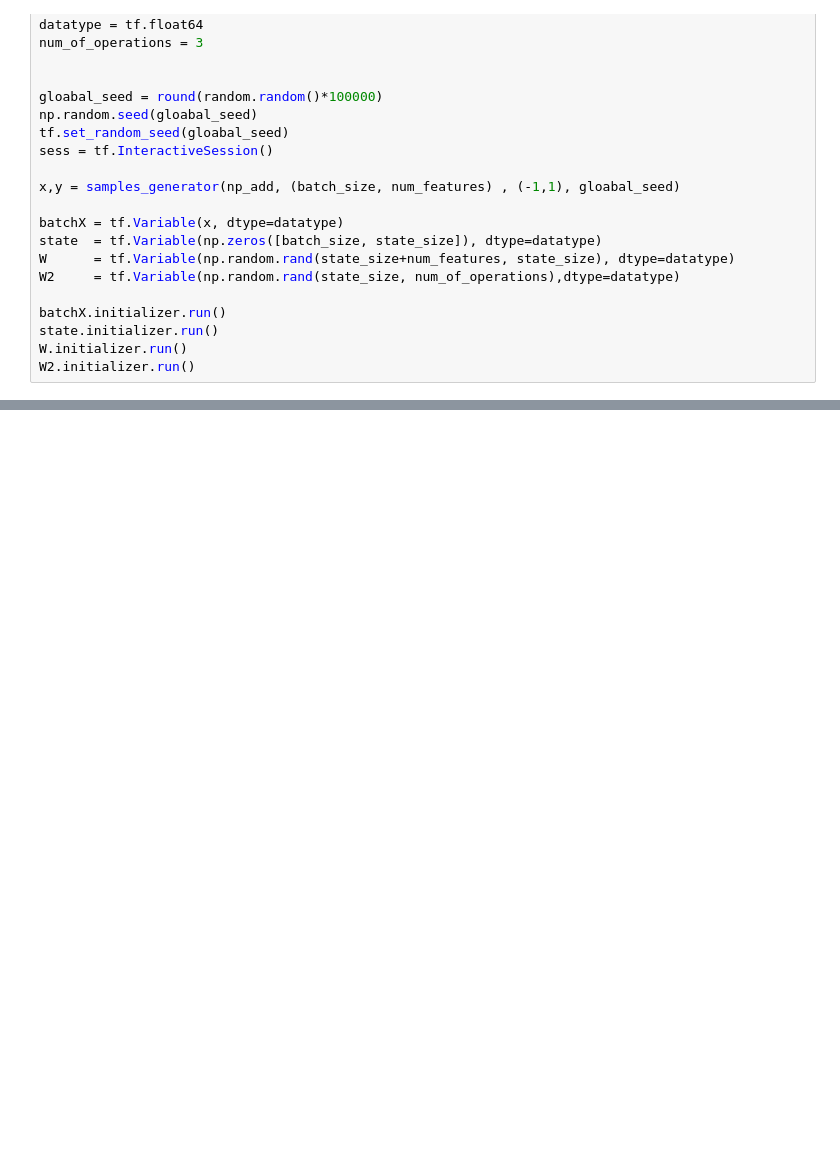
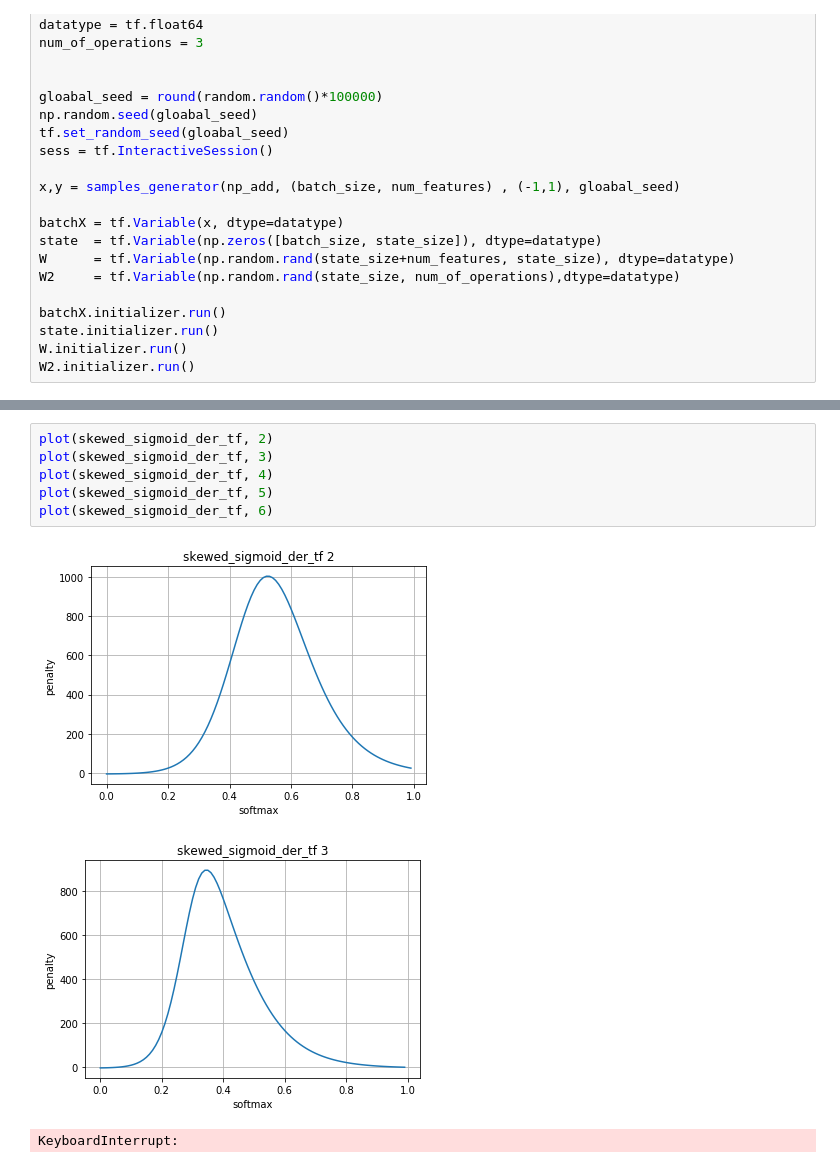
Before and after one commit to regmeg/neural_program_synthesis, a Jupyter notebook: models/toying.ipynb, the cells around one changed output, grey strips where cells are left out. Cells and saved outputs as stored; diff of their text form; blank space fills up the shorter version.

```diff
--- a/models/toying.ipynb
+++ b/models/toying.ipynb
@@ -114,0 +187,10 @@ layer1
+# %%
+plot(skewed_sigmoid_der_tf, 2)
+plot(skewed_sigmoid_der_tf, 3)
+plot(skewed_sigmoid_der_tf, 4)
+plot(skewed_sigmoid_der_tf, 5)
+plot(skewed_sigmoid_der_tf, 6)
+# %% [output]
+[figure, added]
+[figure, added]
+KeyboardInterrupt:
```
Also changed, not shown: parts of 12 cells of this notebook, 5 other files.
